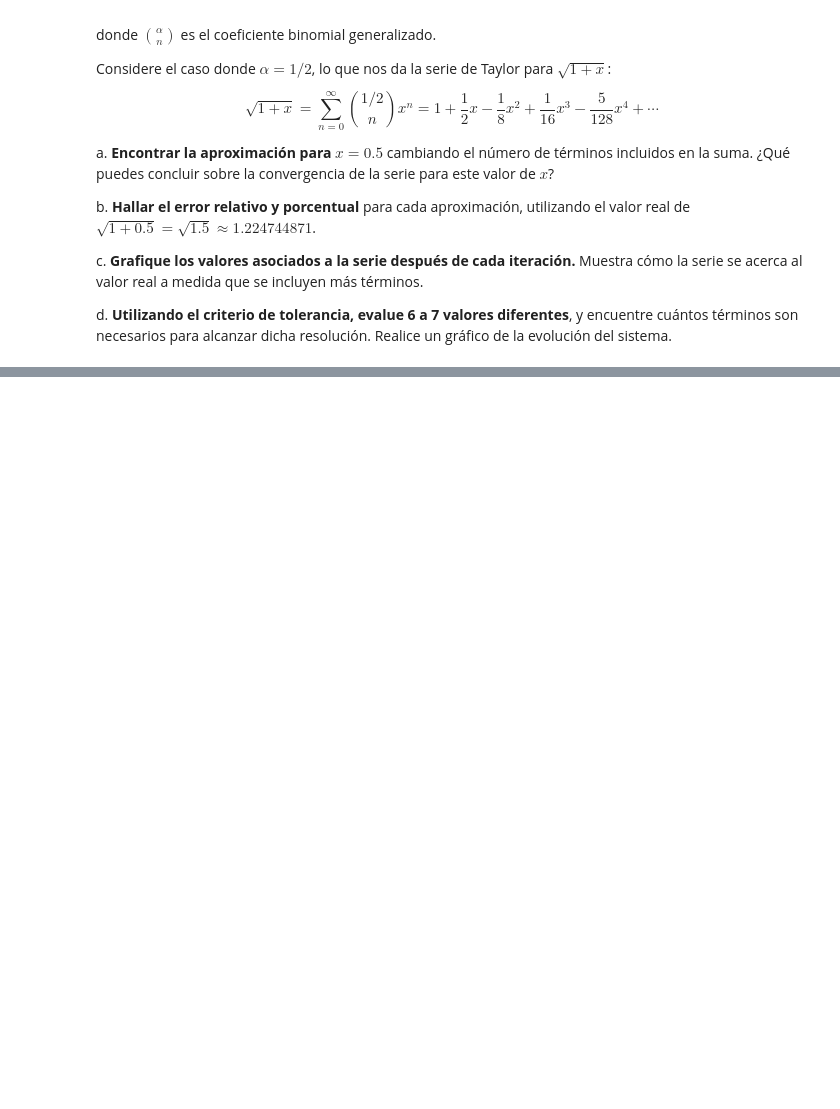
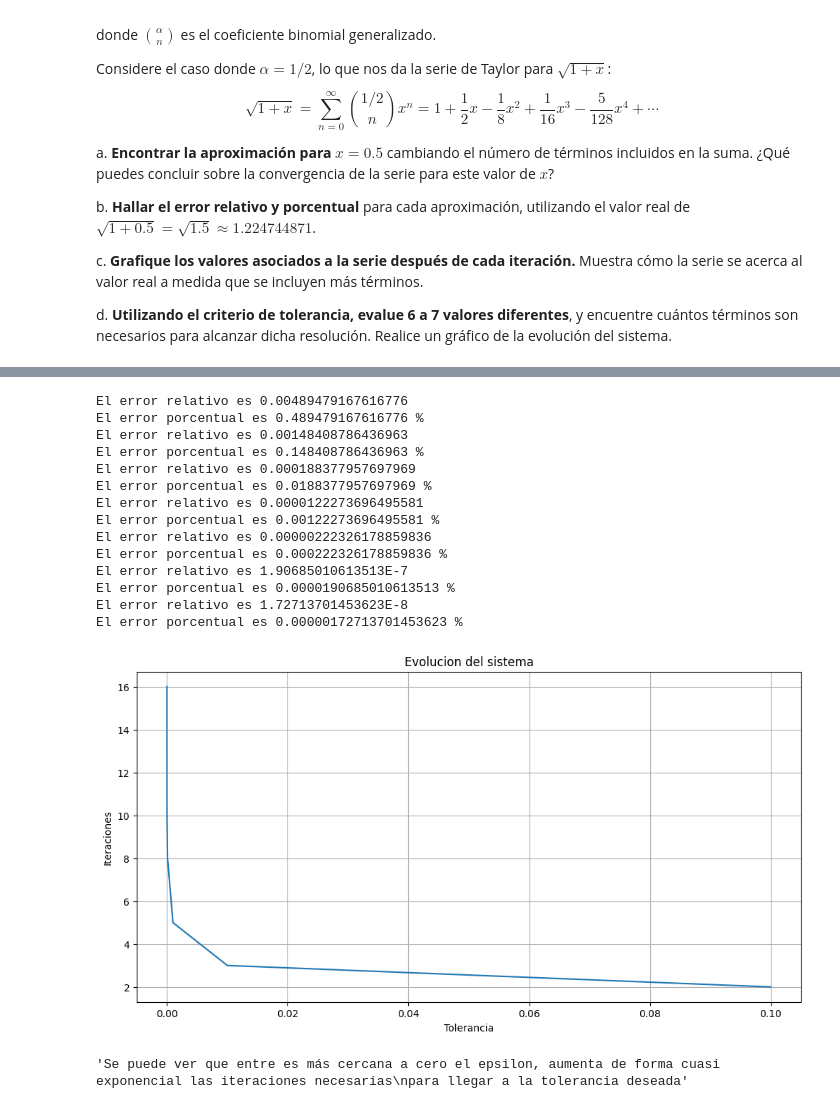
Before and after one commit to jmmarinr/MetodosComputacionales1012, a Jupyter notebook: Students/Sucerquia_1047/Actividades/Actividad03_Convergencia_Truncamiento.ipynb, the cells around one changed output, grey strips where cells are left out. Drawn from its saved outputs; the diff is of its cells as text; code cells hidden in the pictures; blank space fills up the shorter version.

```diff
--- a/Students/Sucerquia_1047/Actividades/Actividad03_Convergencia_Truncamiento.ipynb
+++ b/Students/Sucerquia_1047/Actividades/Actividad03_Convergencia_Truncamiento.ipynb
@@ -69,3 +131,26 @@ b.  **Hallar el error relativo y porcentual** para cada aproximación, utilizand
 c.  **Grafique los valores asociados a la serie después de cada iteración.** Muestra cómo la serie se acerca al valor real a medida que se incluyen más términos.
 
 d. **Utilizando el criterio de tolerancia, evalue 6 a 7 valores diferentes**, y encuentre cuántos términos son necesarios para alcanzar dicha resolución. Realice un gráfico de la evolución del sistema.
+# %%
+import sympy as sp
+
+
+def serie_binomial(x,iteraciones,epsilon):
+  valores = np.array([])
+  valor = 0
+  valor_real = 1.224744871
+  i = 0.0
+  while i < iteraciones:
+    n_esimo = (sp.binomial(0.5,i))*x**i
+    valor += n_esimo
+    if abs(n_esimo/valor) < epsilon:
+      break
+    i+=1
+    valores = np.append(valores,valor)
+    #error relativo
+  error_relativo = abs((valor_real-valor)/valor_real)
+  print(f"El error relativo es {error_relativo}")
+  #error porcentual
+  error_porcentual = error_relativo*100
+  print(f"El error porcentual es {error_porcentual} %")
+  return valor,i,valores
@@ -71,0 +208,34 @@ d. **Utilizando el criterio de tolerancia, evalue 6 a 7 valores diferentes**, y
+# %%
+tolerancias = np.array([1e-1, 1e-2, 1e-3, 1e-4, 1e-5, 1e-6, 1e-7])
+iteraciones= np.array([])
+for i in tolerancias:
+  aprox,iter,vals=serie_binomial(0.5,100,i)
+  iteraciones = np.append(iteraciones,iter)
+
+fig,axs = plt.subplots(1,1,figsize=(12,6))
+axs.plot(tolerancias,iteraciones)
+axs.set_title("Evolucion del sistema")
+axs.set_xlabel("Tolerancia")
+axs.set_ylabel("Iteraciones")
+axs.grid(True)
+plt.show()
+
+"""Se puede ver que entre es más cercana a cero el epsilon, aumenta de forma cuasi exponencial las iteraciones necesarias
+para llegar a la tolerancia deseada"""
+# %% [output]
+El error relativo es 0.00489479167616776
+El error porcentual es 0.489479167616776 %
+El error relativo es 0.00148408786436963
+El error porcentual es 0.148408786436963 %
+El error relativo es 0.000188377957697969
+El error porcentual es 0.0188377957697969 %
+El error relativo es 0.0000122273696495581
+El error porcentual es 0.00122273696495581 %
+El error relativo es 0.00000222326178859836
+El error porcentual es 0.000222326178859836 %
+El error relativo es 1.90685010613513E-7
+El error porcentual es 0.0000190685010613513 %
+El error relativo es 1.72713701453623E-8
+El error porcentual es 0.00000172713701453623 %
+[figure, added]
+'Se puede ver que entre es más cercana a cero el epsilon, aumenta de forma cuasi exponencial las iteraciones necesarias\npara llegar a la tolerancia deseada'
```
Also changed, not shown: parts of 4 cells of this notebook.
